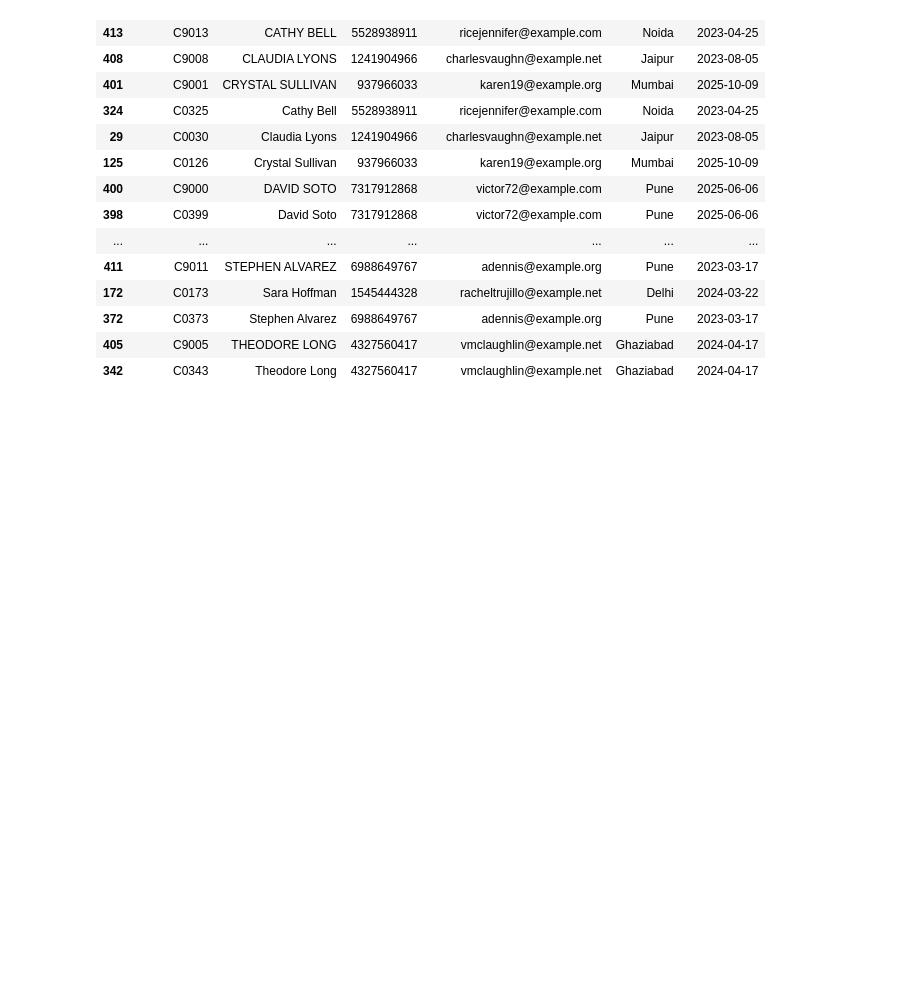
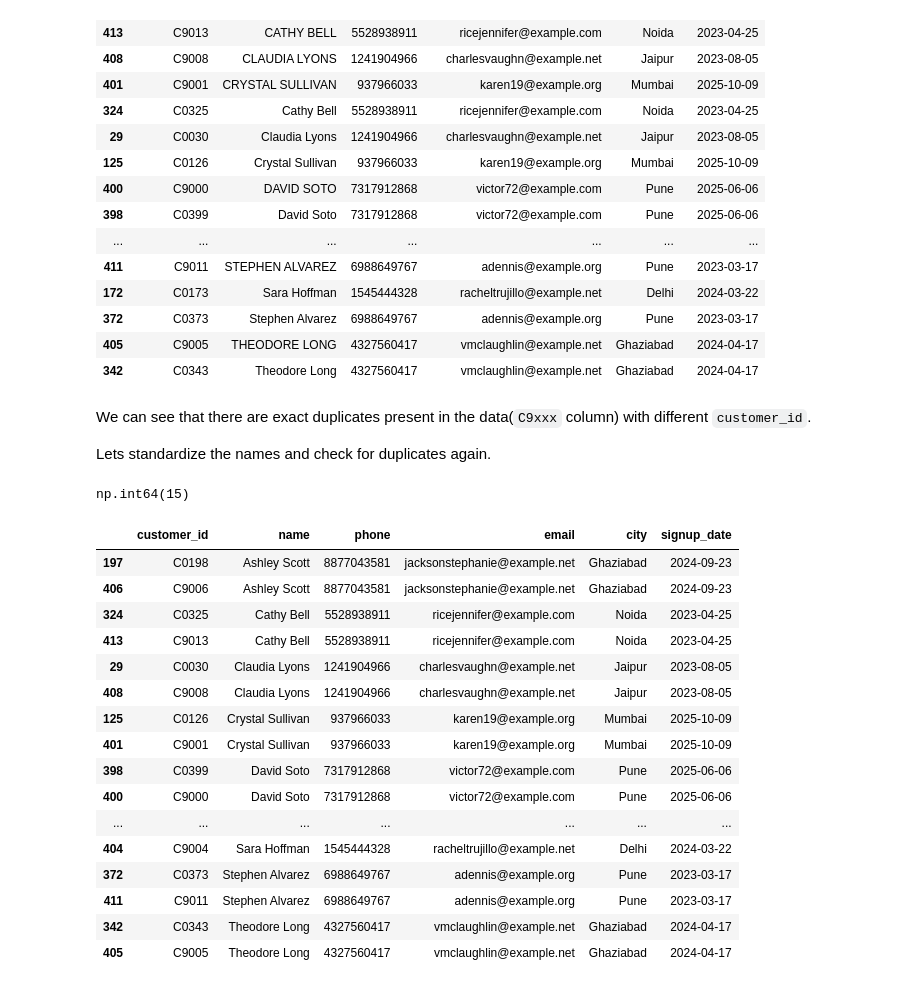
Before and after one commit to Namishkaushik/Projects, a Jupyter notebook: Project-4 Vulcan/clean_data.ipynb, the cells around one changed output. Cells and saved outputs as stored; diff of their text form; code cells hidden in the pictures; blank space fills up the shorter version.

```diff
--- a/Project-4 Vulcan/clean_data.ipynb
+++ b/Project-4 Vulcan/clean_data.ipynb
@@ -480,3 +480,38 @@ customers_clean[
 | 372 | C0373 | Stephen Alvarez | 6988649767 | adennis@example.org | Pune | 2023-03-17 |
 | 405 | C9005 | THEODORE LONG | 4327560417 | vmclaughlin@example.net | Ghaziabad | 2024-04-17 |
 | 342 | C0343 | Theodore Long | 4327560417 | vmclaughlin@example.net | Ghaziabad | 2024-04-17 |
+# %% [markdown]
+We can see that there are exact duplicates present in the data(`C9xxx` column) with different `customer_id`.
+
+Lets standardize the names and check for duplicates again.
+# %%
+customers_clean['name'] = customers_clean['name'].str.strip().str.title()
+# %%
+customers_clean.duplicated(subset=['name', 'phone', 'email', 'city', 'signup_date']).sum()
+# %% [output]
+np.int64(15)
+# %%
+customers_clean[
+    customers_clean.duplicated(
+        subset=['name', 'phone', 'email', 'city', 'signup_date'],
+        keep=False
+    )
+].sort_values(['name', 'phone'])
+# %% [output]
+|  | customer_id | name | phone | email | city | signup_date |
+| 197 | C0198 | Ashley Scott | 8877043581 | jacksonstephanie@example.net | Ghaziabad | 2024-09-23 |
+| 406 | C9006 | Ashley Scott | 8877043581 | jacksonstephanie@example.net | Ghaziabad | 2024-09-23 |
+| 324 | C0325 | Cathy Bell | 5528938911 | ricejennifer@example.com | Noida | 2023-04-25 |
+| 413 | C9013 | Cathy Bell | 5528938911 | ricejennifer@example.com | Noida | 2023-04-25 |
+| 29 | C0030 | Claudia Lyons | 1241904966 | charlesvaughn@example.net | Jaipur | 2023-08-05 |
+| 408 | C9008 | Claudia Lyons | 1241904966 | charlesvaughn@example.net | Jaipur | 2023-08-05 |
+| 125 | C0126 | Crystal Sullivan | 937966033 | karen19@example.org | Mumbai | 2025-10-09 |
+| 401 | C9001 | Crystal Sullivan | 937966033 | karen19@example.org | Mumbai | 2025-10-09 |
+| 398 | C0399 | David Soto | 7317912868 | victor72@example.com | Pune | 2025-06-06 |
+| 400 | C9000 | David Soto | 7317912868 | victor72@example.com | Pune | 2025-06-06 |
+| ... | ... | ... | ... | ... | ... | ... |
+| 404 | C9004 | Sara Hoffman | 1545444328 | racheltrujillo@example.net | Delhi | 2024-03-22 |
+| 372 | C0373 | Stephen Alvarez | 6988649767 | adennis@example.org | Pune | 2023-03-17 |
+| 411 | C9011 | Stephen Alvarez | 6988649767 | adennis@example.org | Pune | 2023-03-17 |
+| 342 | C0343 | Theodore Long | 4327560417 | vmclaughlin@example.net | Ghaziabad | 2024-04-17 |
+| 405 | C9005 | Theodore Long | 4327560417 | vmclaughlin@example.net | Ghaziabad | 2024-04-17 |
```
Also changed, not shown: parts of 9 cells of this notebook.
